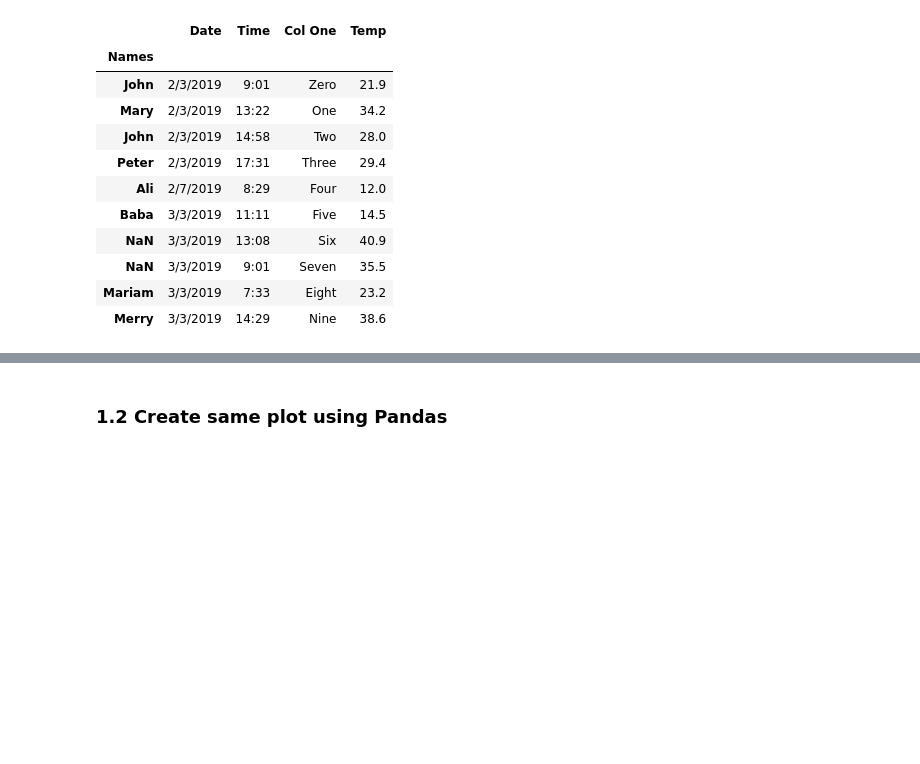
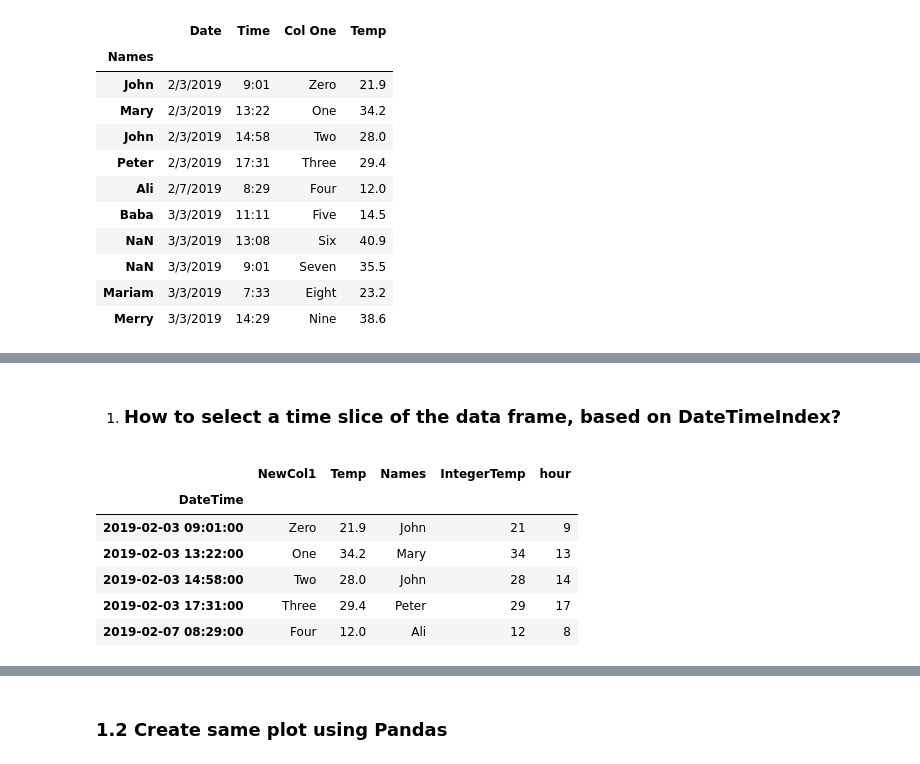
Before and after one commit to Ram-N/data-analysis-using-python, a Jupyter notebook: Notebooks/3.0_Pandas_Cookbook_with_Questions_Answered_RN.ipynb, the cells around one changed output, grey strips where cells are left out. Saved outputs shown, nothing was run; the diff lists cells and outputs as text; code cells hidden in the pictures; blank space fills up the shorter version.

```diff
--- a/Notebooks/3.0_Pandas_Cookbook_with_Questions_Answered_RN.ipynb
+++ b/Notebooks/3.0_Pandas_Cookbook_with_Questions_Answered_RN.ipynb
@@ -330,0 +435,12 @@ pd.read_csv("data/example.csv", index_col=['Names'])
+# %% [markdown]
+1. ### How to select a time slice of the data frame, based on DateTimeIndex?
+# %%
+df['2019-02'] # Get all the rows for February 2019
+# %% [output]
+|  | NewCol1 | Temp | Names | IntegerTemp | hour |
+| DateTime |  |  |  |  |  |
+| 2019-02-03 09:01:00 | Zero | 21.9 | John | 21 | 9 |
+| 2019-02-03 13:22:00 | One | 34.2 | Mary | 34 | 13 |
+| 2019-02-03 14:58:00 | Two | 28.0 | John | 28 | 14 |
+| 2019-02-03 17:31:00 | Three | 29.4 | Peter | 29 | 17 |
+| 2019-02-07 08:29:00 | Four | 12.0 | Ali | 12 | 8 |
```
Also changed, not shown: parts of 33 cells of this notebook.
